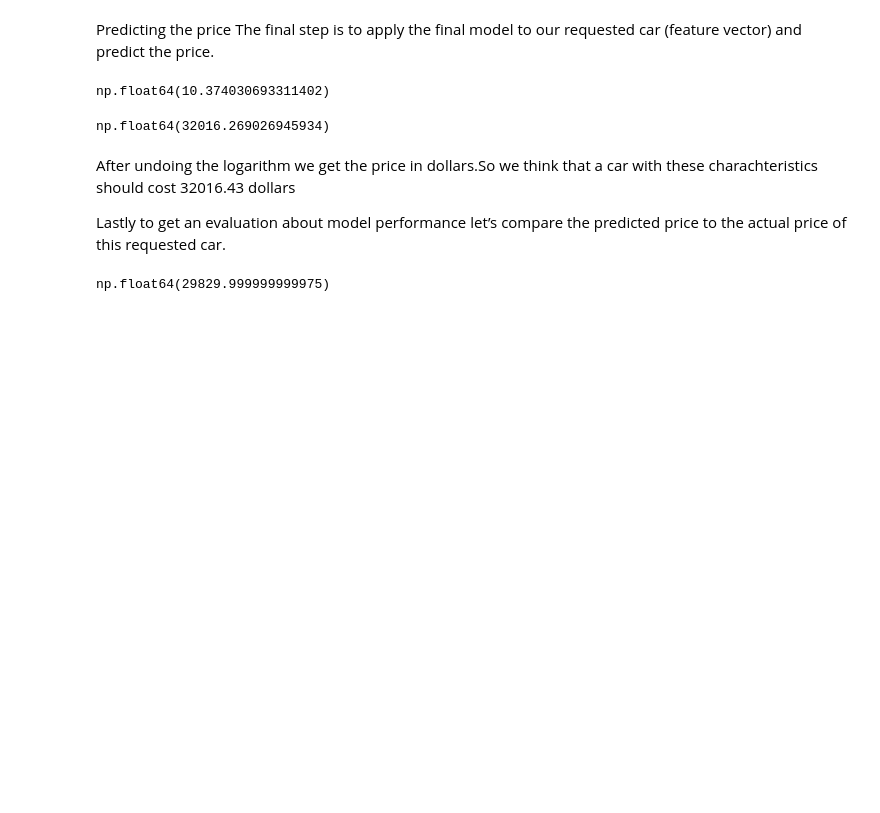
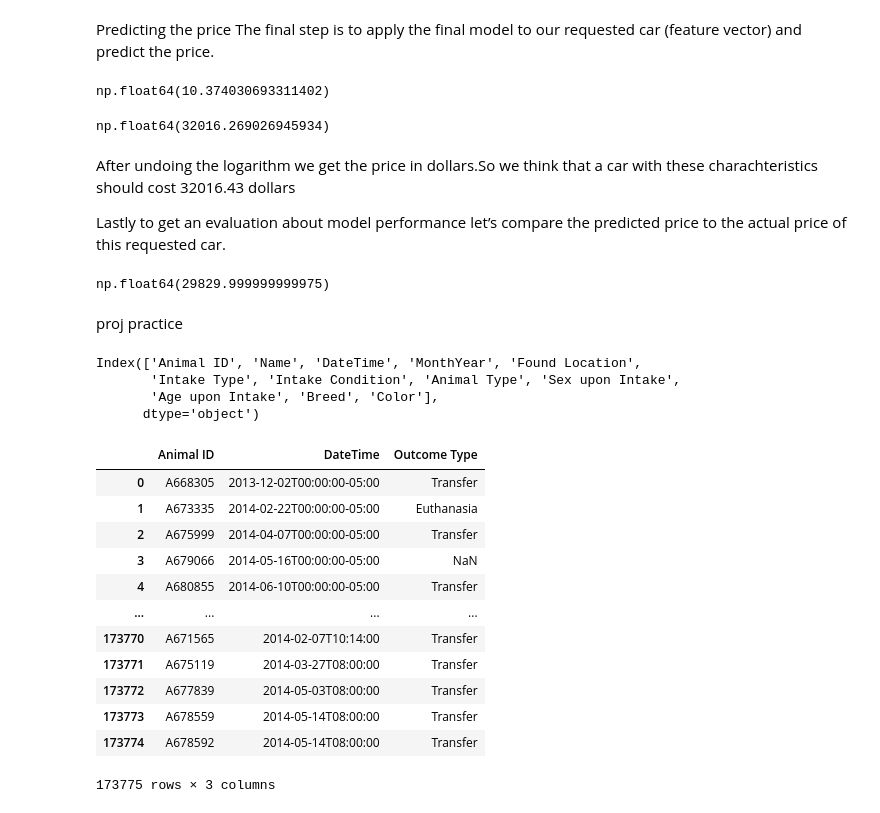
Before and after one commit to Snig2415/ML_Zoomcamp_2025, a Jupyter notebook: Practice_HW/hw2practice.ipynb, the cells around one changed output. Saved outputs shown, nothing was run; the diff lists cells and outputs as text; code cells hidden in the pictures; blank space fills up the shorter version.

Commit message:
updating the practice project folder draft

```diff
--- a/Practice_HW/hw2practice.ipynb
+++ b/Practice_HW/hw2practice.ipynb
@@ -1196,3 +1196,42 @@ np.expm1(y_test[20])
 # np.float64(29829.999999999975)
 # %% [output]
 np.float64(29829.999999999975)
+# %% [markdown]
+proj practice
+# %%
+import pandas as pd
+
+intakes  = "https://data.austintexas.gov/api/views/wter-evkm/rows.csv?accessType=DOWNLOAD"
+outcomes = "https://data.austintexas.gov/api/views/9t4d-g238/rows.csv?accessType=DOWNLOAD"
+
+df_intakes  = pd.read_csv(intakes)
+df_outcomes = pd.read_csv(outcomes)
+
+# df_outcomes.columns
+df_intakes.columns
+
+# df_outcomes = df_outcomes[['animal_id', 'datetime', 'outcome_type']]
+
+# Example merge if you want:
+# df = df_intakes.merge(df_outcomes, how="left", on="animal_id")
+# %% [output]
+Index(['Animal ID', 'Name', 'DateTime', 'MonthYear', 'Found Location',
+       'Intake Type', 'Intake Condition', 'Animal Type', 'Sex upon Intake',
+       'Age upon Intake', 'Breed', 'Color'],
+      dtype='object')
+# %%
+df_outcomes[["Animal ID", "DateTime", "Outcome Type"]]
+# %% [output]
+|  | Animal ID | DateTime | Outcome Type |
+| 0 | A668305 | 2013-12-02T00:00:00-05:00 | Transfer |
+| 1 | A673335 | 2014-02-22T00:00:00-05:00 | Euthanasia |
+| 2 | A675999 | 2014-04-07T00:00:00-05:00 | Transfer |
+| 3 | A679066 | 2014-05-16T00:00:00-05:00 | NaN |
+| 4 | A680855 | 2014-06-10T00:00:00-05:00 | Transfer |
+| ... | ... | ... | ... |
+| 173770 | A671565 | 2014-02-07T10:14:00 | Transfer |
+| 173771 | A675119 | 2014-03-27T08:00:00 | Transfer |
+| 173772 | A677839 | 2014-05-03T08:00:00 | Transfer |
+| 173773 | A678559 | 2014-05-14T08:00:00 | Transfer |
+| 173774 | A678592 | 2014-05-14T08:00:00 | Transfer |
+173775 rows × 3 columns
```
Also changed, not shown: parts of 7 cells of this notebook, 14 other files.
